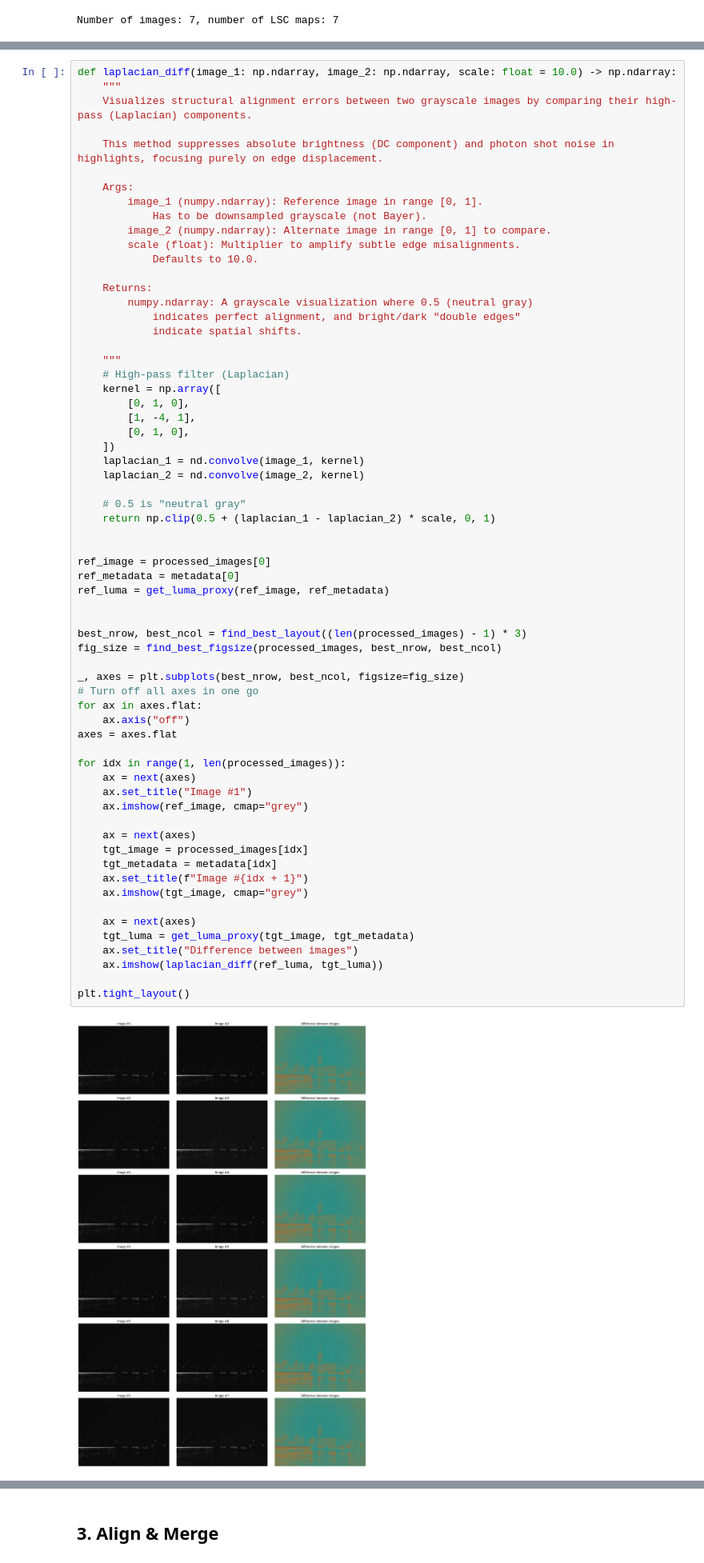
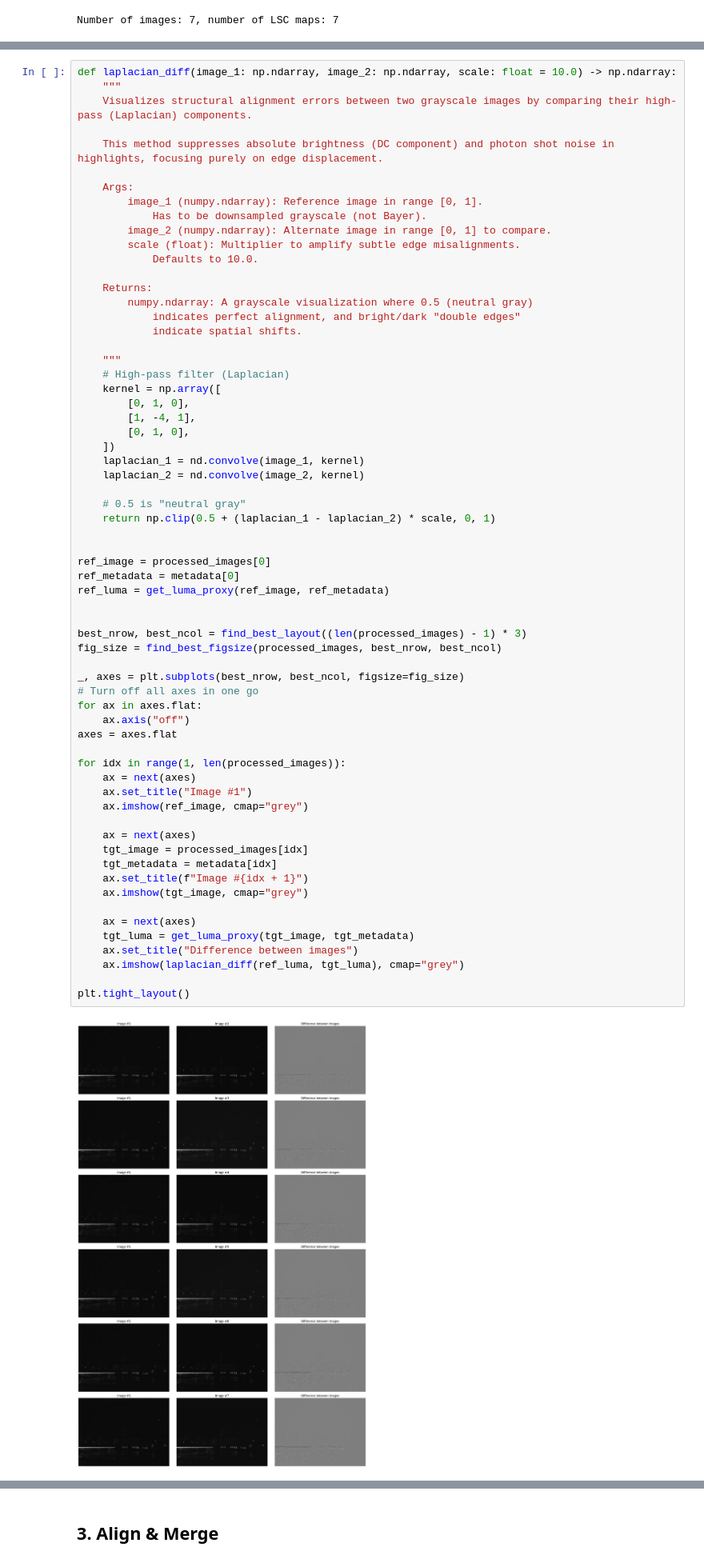
Before and after one commit to Andrei-Aksionov/ISPFoundry, a Jupyter notebook: notebooks/step_3_align_and_merge.ipynb, the cells around one changed output, grey strips where cells are left out. Shown at 80% size. Drawn from its saved outputs; the diff is of its cells as text.

```diff
--- a/notebooks/step_3_align_and_merge.ipynb
+++ b/notebooks/step_3_align_and_merge.ipynb
@@ -108,32 +174,32 @@ ref_image = processed_images[0]
 ref_metadata = metadata[0]
 ref_luma = get_luma_proxy(ref_image, ref_metadata)
 
 
 best_nrow, best_ncol = find_best_layout((len(processed_images) - 1) * 3)
 fig_size = find_best_figsize(processed_images, best_nrow, best_ncol)
 
 _, axes = plt.subplots(best_nrow, best_ncol, figsize=fig_size)
 # Turn off all axes in one go
 for ax in axes.flat:
     ax.axis("off")
 axes = axes.flat
 
 for idx in range(1, len(processed_images)):
     ax = next(axes)
     ax.set_title("Image #1")
     ax.imshow(ref_image, cmap="grey")
 
     ax = next(axes)
     tgt_image = processed_images[idx]
     tgt_metadata = metadata[idx]
     ax.set_title(f"Image #{idx + 1}")
     ax.imshow(tgt_image, cmap="grey")
 
     ax = next(axes)
     tgt_luma = get_luma_proxy(tgt_image, tgt_metadata)
     ax.set_title("Difference between images")
-    ax.imshow(laplacian_diff(ref_luma, tgt_luma))
+    ax.imshow(laplacian_diff(ref_luma, tgt_luma), cmap="grey")
 
 plt.tight_layout()
 # %% [output]
-[figure, old version]
+[figure, new version]
```
Also changed, not shown: parts of 28 cells of this notebook.
